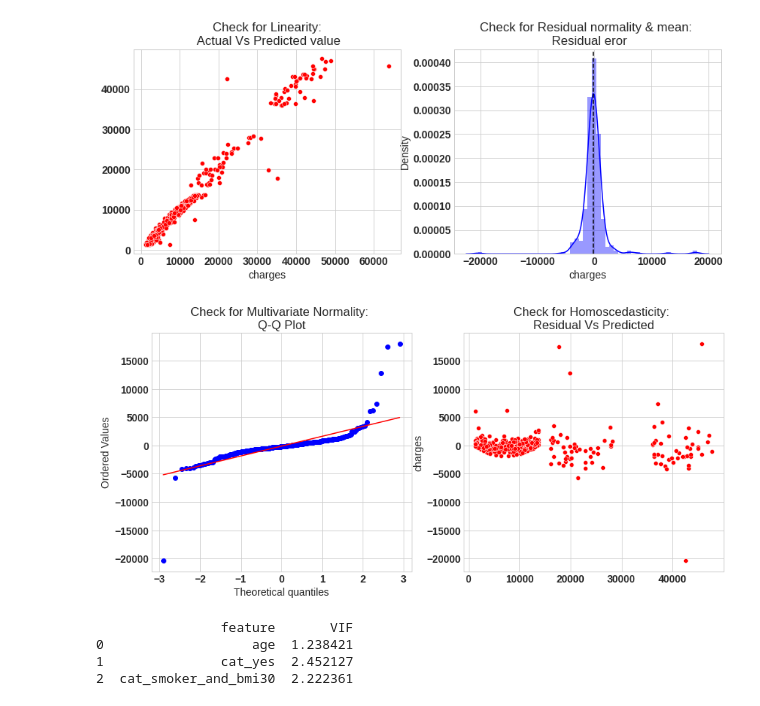
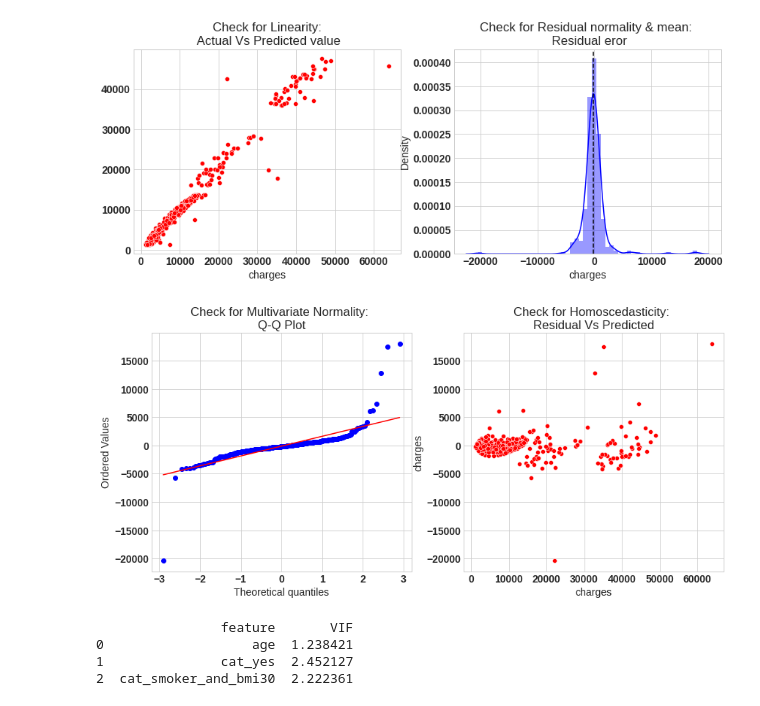
Before and after one commit to jesupb/Data_Science_Toolbox, a Jupyter notebook: 01 - OLS regression/Linear Regression Exploration.ipynb, the cells around one changed output. Drawn from its saved outputs; the diff is of its cells as text; code cells hidden in the pictures.

```diff
--- a/01 - OLS regression/Linear Regression Exploration.ipynb
+++ b/01 - OLS regression/Linear Regression Exploration.ipynb
@@ -281,16 +281,16 @@ ax.set_title('Check for Residual normality & mean: \n Residual eror');
 # %%
 # Check for Multivariate Normality
 # Quantile-Quantile plot
 f,ax = plt.subplots(1,2,figsize=(14,6))
 import scipy as sp
 _,(_,_,r)= sp.stats.probplot((y_test - y_pred_1),fit=True,plot=ax[0])
 ax[0].set_title('Check for Multivariate Normality: \nQ-Q Plot')
 
 #Check for Homoscedasticity
-sns.scatterplot(y = (y_test - y_pred_1), x= y_pred_1, ax = ax[1],color='r')
+sns.scatterplot(y = (y_test - y_pred_1), x= y_test, ax = ax[1],color='r')
 ax[1].set_title('Check for Homoscedasticity: \nResidual Vs Predicted');
 # %% [output]
-[figure, old version]
+[figure, new version]
 # %%
 # Check for Multicollinearity
 #Variance Inflation Factor
```
Also changed, not shown: parts of 1 cell of this notebook.
